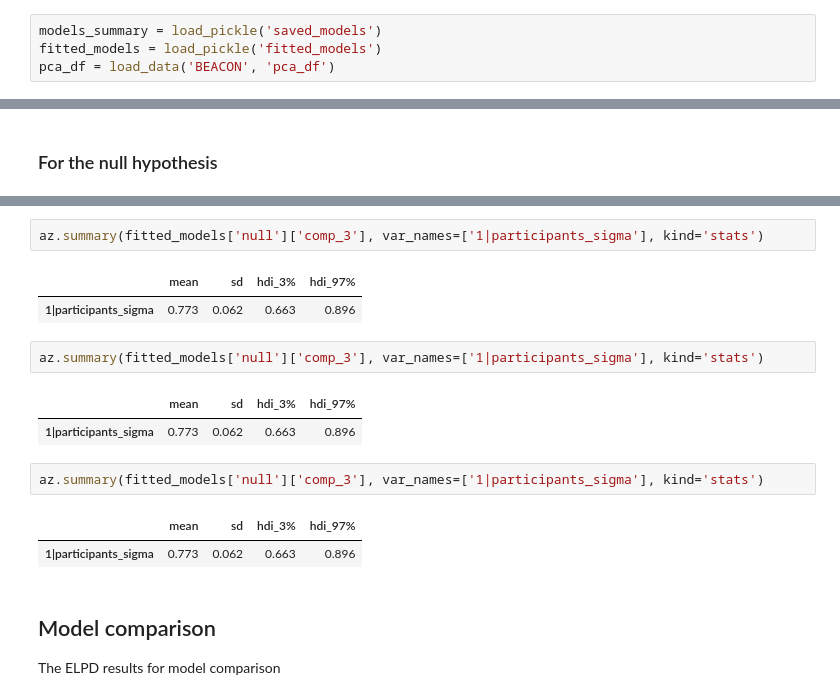
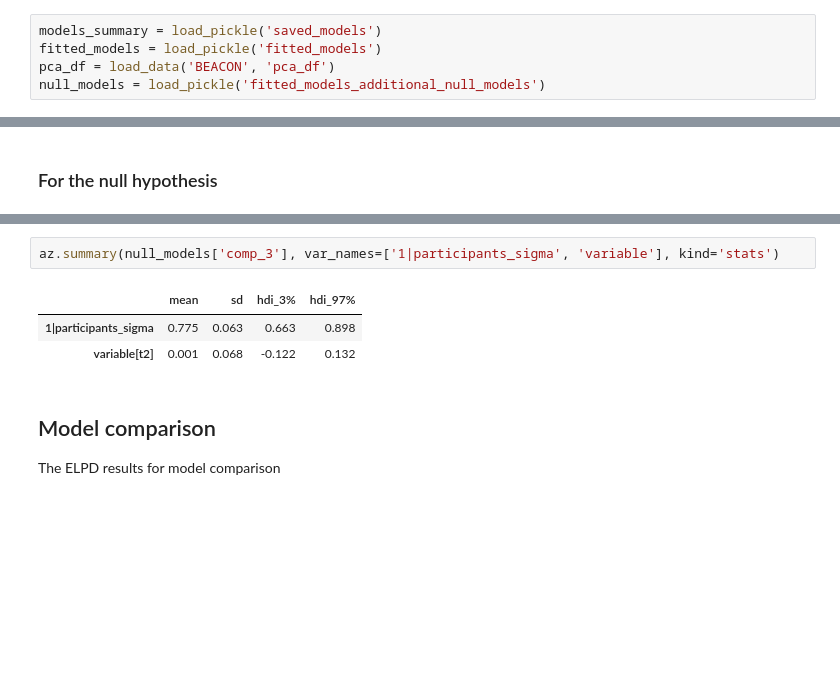
Before and after one commit to WMDA/BB_data, a Jupyter notebook: BB_data/analysis_scripts/bayes_models_analyse_results.ipynb, the cells around one changed output, grey strips where cells are left out. Cells and saved outputs as stored; diff of their text form; blank space fills up the shorter version.

```diff
--- a/BB_data/analysis_scripts/bayes_models_analyse_results.ipynb
+++ b/BB_data/analysis_scripts/bayes_models_analyse_results.ipynb
@@ -14,6 +14,7 @@ az.style.use("arviz-darkgrid")
 models_summary = load_pickle('saved_models')
 fitted_models = load_pickle('fitted_models')
 pca_df = load_data('BEACON', 'pca_df')
+null_models = load_pickle('fitted_models_additional_null_models')
 # %%
 comp = ['comp_1', 'comp_2','comp_3']
 variables = ['Intercept', 'group', 'variable', 'group:variable', 'value_sigma', '1|participants_sigma']
@@ -115,18 +128,9 @@ az.summary(fitted_models['alt']['comp_3'], var_names=variables, kind='stats')
 # %%
-az.summary(fitted_models['null']['comp_3'], var_names=['1|participants_sigma'], kind='stats')
+az.summary(null_models['comp_3'], var_names=['1|participants_sigma', 'variable'], kind='stats')
 # %% [output]
 |  | mean | sd | hdi_3% | hdi_97% |
-| 1|participants_sigma | 0.773 | 0.062 | 0.663 | 0.896 |
+| 1|participants_sigma | 0.775 | 0.063 | 0.663 | 0.898 |
+| variable[t2] | 0.001 | 0.068 | -0.122 | 0.132 |
-# %%
-az.summary(fitted_models['null']['comp_3'], var_names=['1|participants_sigma'], kind='stats')
-# %% [output]
-|  | mean | sd | hdi_3% | hdi_97% |
-| 1|participants_sigma | 0.773 | 0.062 | 0.663 | 0.896 |
-# %%
-az.summary(fitted_models['null']['comp_3'], var_names=['1|participants_sigma'], kind='stats')
-# %% [output]
-|  | mean | sd | hdi_3% | hdi_97% |
-| 1|participants_sigma | 0.773 | 0.062 | 0.663 | 0.896 |
 # %% [markdown]
 ## Model comparison
 
```
Also changed, not shown: parts of 3 cells of this notebook.
